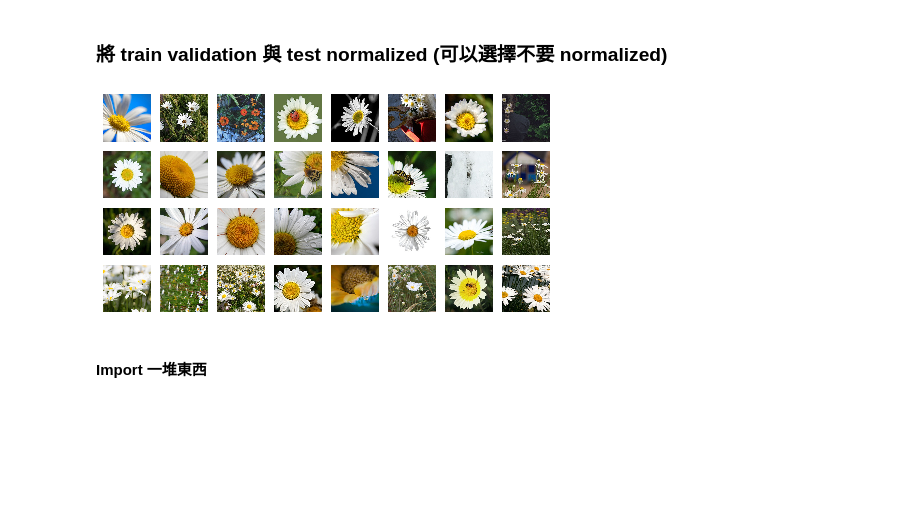
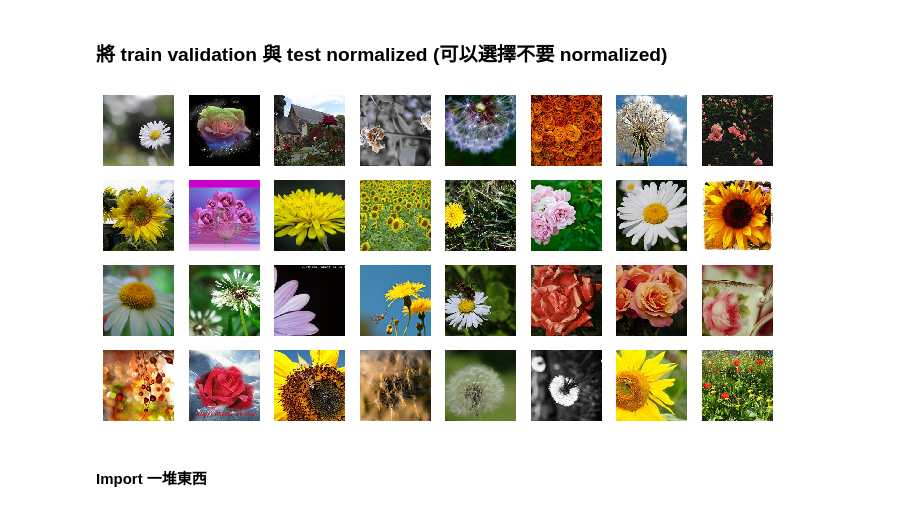
Before and after one commit to kung-bill/3rd-ML100Days, a Jupyter notebook: homework/Day_101_FinalExam.ipynb, the cells around one changed output. Drawn from its saved outputs; the diff is of its cells as text; code cells hidden in the pictures; blank space fills up the shorter version.

```diff
--- a/homework/Day_101_FinalExam.ipynb
+++ b/homework/Day_101_FinalExam.ipynb
@@ -209,11 +216,17 @@ def img_combine(img, ncols=8, size=1, path=False):
                 ax.set_axis_off()
     plt.show()
-# %%
-# 取前 32 張圖片做視覺化
-images = x_train[:32]
-img_combine(images)
-# %% [output]
-[figure, removed]
+# %%
+# 取隨機 show_num 張圖片做視覺化
+show_num = 32  #秀 show_num 組預測組看看效果
+
+ind_2000 = list(range(len(test_dict)))
+random.shuffle(ind_2000)
+rand_ind = ind_2000[:show_num] #隨機選取 show_num 個
+
+
+img_combine(x_train[rand_ind, :])
+# %% [output]
+[figure, added]
 # %% [markdown]
 #### Import 一堆東西
 # %%
```
Also changed, not shown: parts of 18 cells of this notebook.
